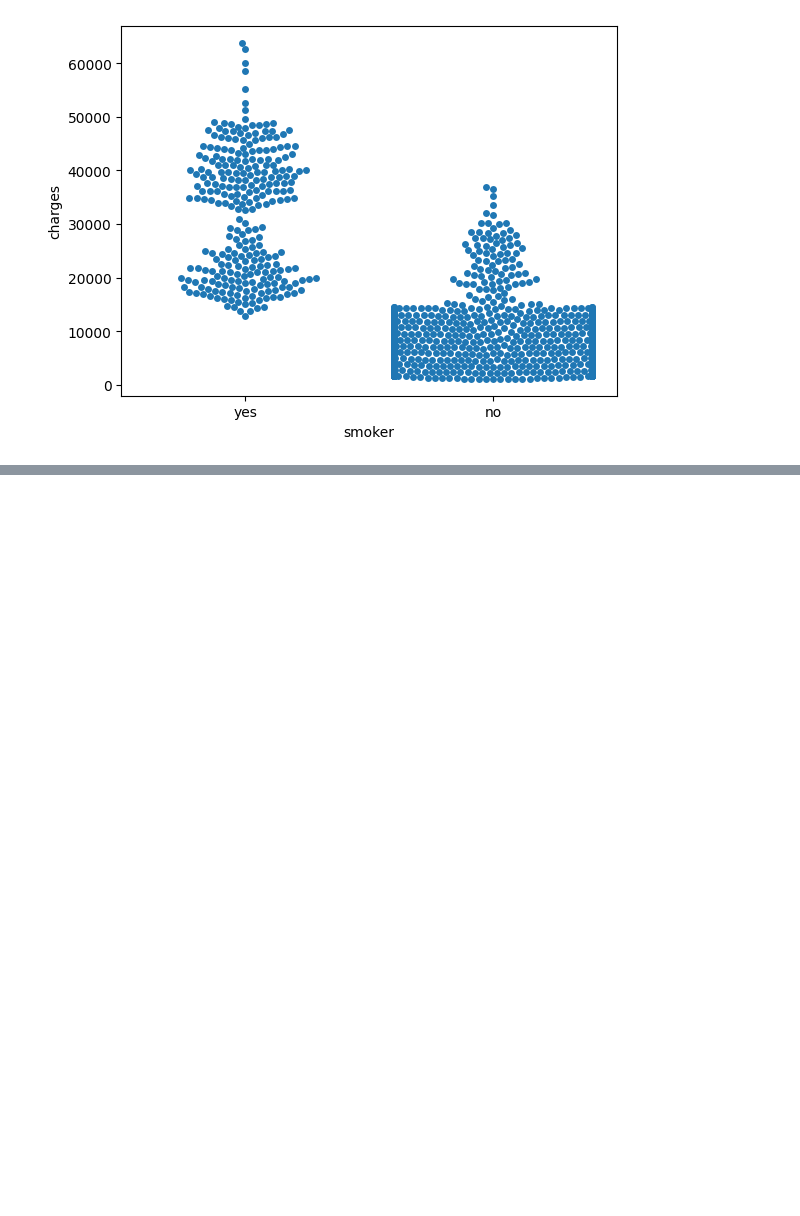
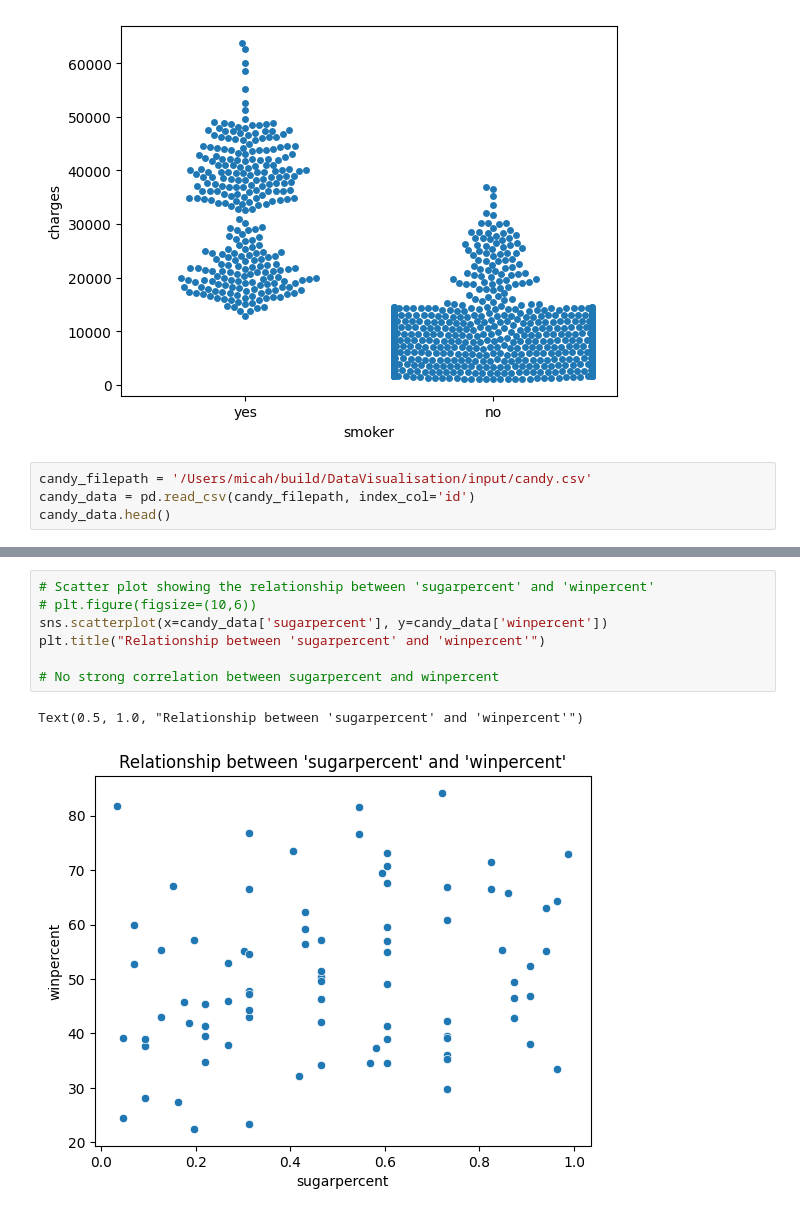
Before and after one commit to alanmicah/DataVisualisation, a Jupyter notebook: scatterPlots.ipynb, the cells around one changed output, grey strips where cells are left out. Drawn from its saved outputs; the diff is of its cells as text; blank space fills up the shorter version.

Commit message:
Scatter plot exercises, pattern recognition and deducing appropriate graphs

```diff
--- a/scatterPlots.ipynb
+++ b/scatterPlots.ipynb
@@ -48,3 +48,7 @@ sns.swarmplot(x=insurance_data['smoker'],
 # %% [output]
 <Axes: xlabel='smoker', ylabel='charges'>
 [figure]
+# %%
+candy_filepath = '/Users/micah/build/DataVisualisation/input/candy.csv'
+candy_data = pd.read_csv(candy_filepath, index_col='id')
+candy_data.head()
@@ -50,0 +77,10 @@ sns.swarmplot(x=insurance_data['smoker'],
+# %%
+# Scatter plot showing the relationship between 'sugarpercent' and 'winpercent'
+# plt.figure(figsize=(10,6))
+sns.scatterplot(x=candy_data['sugarpercent'], y=candy_data['winpercent'])
+plt.title("Relationship between 'sugarpercent' and 'winpercent'")
+
+# No strong correlation between sugarpercent and winpercent
+# %% [output]
+Text(0.5, 1.0, "Relationship between 'sugarpercent' and 'winpercent'")
+[figure, added]
```
Also changed, not shown: parts of 6 cells of this notebook, 2 other files.
